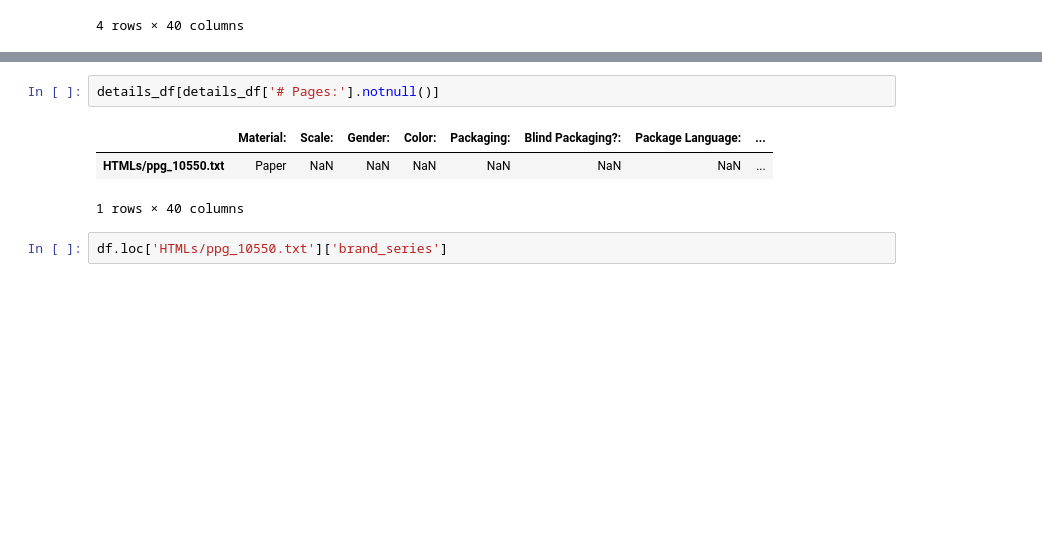
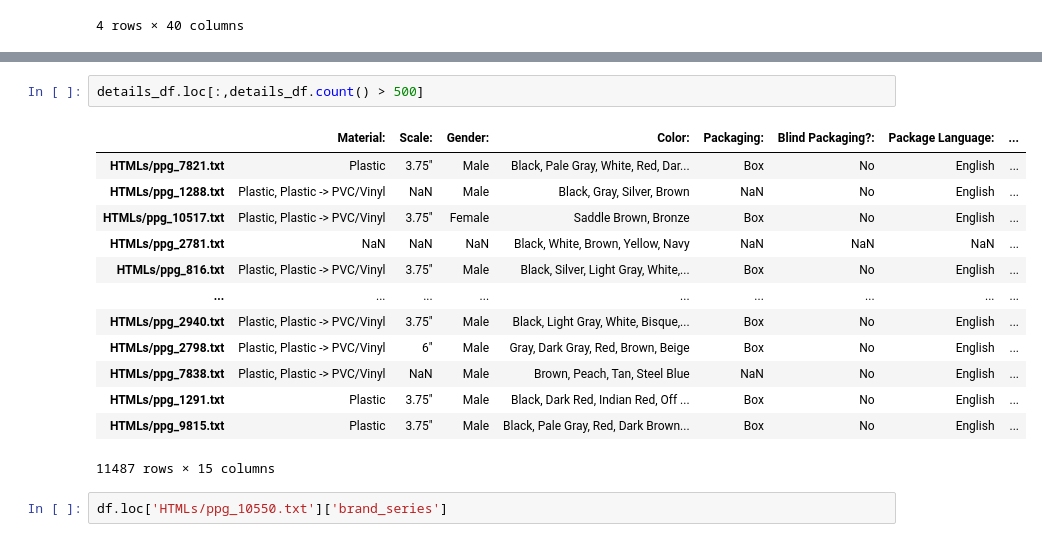
Before and after one commit to cttlc2u/proj2_funko, a Jupyter notebook: TS_Cleaning.ipynb, the cells around one changed output, grey strips where cells are left out. Drawn from its saved outputs; the diff is of its cells as text; blank space fills up the shorter version.

Commit message:
Finalizing MVP columns, need to determine details columns

```diff
--- a/TS_Cleaning.ipynb
+++ b/TS_Cleaning.ipynb
@@ -294,9 +368,19 @@ Index(['Material:', 'Scale:', 'Gender:', 'Color:', 'Packaging:',
 # %%
-details_df[details_df['# Pages:'].notnull()]
+details_df.loc[:,details_df.count() > 500]
 # %% [output]
 |  | Material: | Scale: | Gender: | Color: | Packaging: | Blind Packaging?: | Package Language: | ... |
-| HTMLs/ppg_10550.txt | Paper | NaN | NaN | NaN | NaN | NaN | NaN | ... |
+| HTMLs/ppg_7821.txt | Plastic | 3.75" | Male | Black, Pale Gray, White, Red, Dar... | Box | No | English | ... |
+| HTMLs/ppg_1288.txt | Plastic, Plastic -> PVC/Vinyl | NaN | Male | Black, Gray, Silver, Brown | NaN | No | English | ... |
+| HTMLs/ppg_10517.txt | Plastic, Plastic -> PVC/Vinyl | 3.75" | Female | Saddle Brown, Bronze | Box | No | English | ... |
+| HTMLs/ppg_2781.txt | NaN | NaN | NaN | Black, White, Brown, Yellow, Navy | NaN | NaN | NaN | ... |
+| HTMLs/ppg_816.txt | Plastic, Plastic -> PVC/Vinyl | 3.75" | Male | Black, Silver, Light Gray, White,... | Box | No | English | ... |
+| ... | ... | ... | ... | ... | ... | ... | ... | ... |
+| HTMLs/ppg_2940.txt | Plastic, Plastic -> PVC/Vinyl | 3.75" | Male | Black, Light Gray, White, Bisque,... | Box | No | English | ... |
+| HTMLs/ppg_2798.txt | Plastic, Plastic -> PVC/Vinyl | 6" | Male | Gray, Dark Gray, Red, Brown, Beige | Box | No | English | ... |
+| HTMLs/ppg_7838.txt | Plastic, Plastic -> PVC/Vinyl | NaN | Male | Brown, Peach, Tan, Steel Blue | NaN | No | English | ... |
+| HTMLs/ppg_1291.txt | Plastic | 3.75" | Male | Black, Dark Red, Indian Red, Off ... | Box | No | English | ... |
+| HTMLs/ppg_9815.txt | Plastic | 3.75" | Male | Black, Pale Gray, Red, Dark Brown... | Box | No | English | ... |
-1 rows × 40 columns
+11487 rows × 15 columns
 # %%
 df.loc['HTMLs/ppg_10550.txt']['brand_series']
 # %% [output]
```
Also changed, not shown: parts of 21 cells of this notebook.
